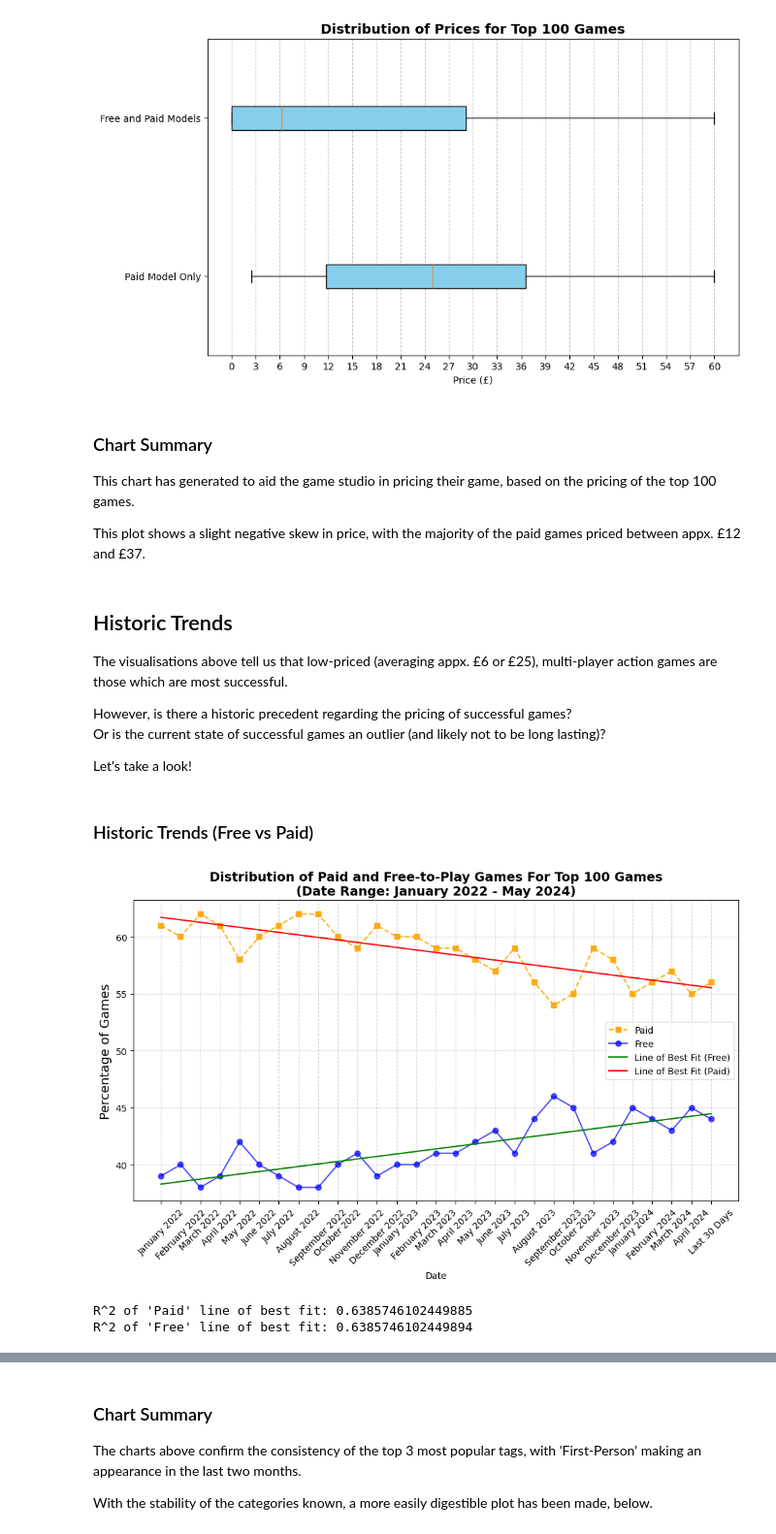
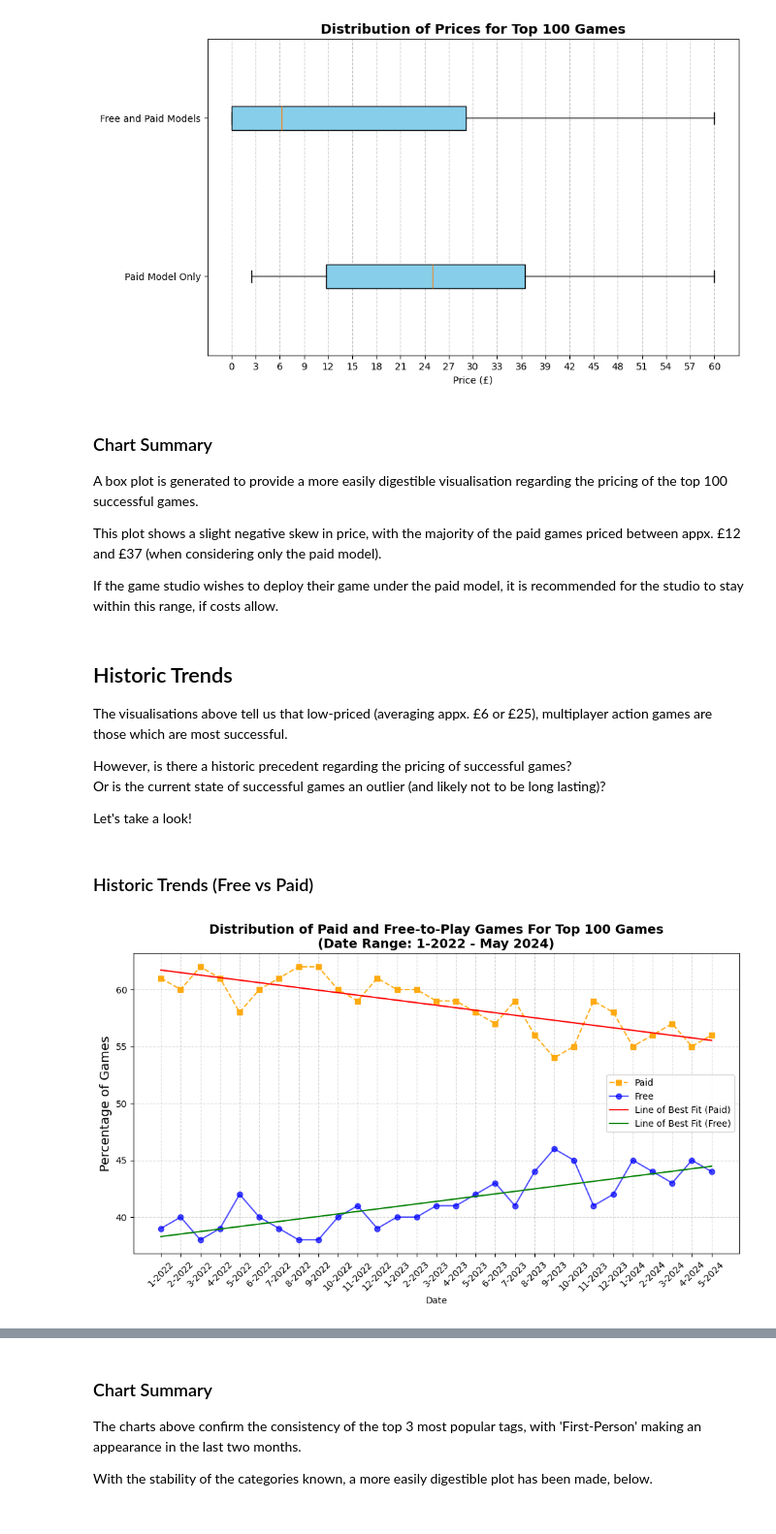
Before and after one commit to DarkMasquerader/Data-Analysis-Project-1, a Jupyter notebook: Python Files/Jupyter Notebook/My_Notebook.ipynb, the cells around one changed output, grey strips where cells are left out. Shown at 97% size. Drawn from its saved outputs; the diff is of its cells as text; code cells hidden in the pictures.

```diff
--- a/Python Files/Jupyter Notebook/My_Notebook.ipynb
+++ b/Python Files/Jupyter Notebook/My_Notebook.ipynb
@@ -266,11 +273,14 @@ df_game_prices = df_details['Price']
 
 # Count number of games that are free
 list_of_prices = []
-list_of_ranks = [i for i in range(1,no_games + 1)]
+list_of_ranks = list_of_ranks_paid_only = [i for i in range(1,no_games + 1)]
+
 
 for rank in range(no_games):
     price = df_game_prices.iloc[rank].strip().replace('£', '')
     list_of_prices.append(float(price))
+
+list_of_prices_paid_only = list_of_prices
 
 # Plot scatter
 plt.figure(figsize=(10,6))
@@ -352,12 +411,14 @@ plt.show()
 [figure]
 # %% [markdown]
 ### Chart Summary
-This chart has generated to aid the game studio in pricing their game, based on the pricing of the top 100 games.
+A box plot is generated to provide a more easily digestible visualisation regarding the pricing of the top 100 successful games.
 
-This plot shows a slight negative skew in price, with the majority of the paid games priced between appx. £12 and £37.
+This plot shows a slight negative skew in price, with the majority of the paid games priced between appx. £12 and £37 (when considering only the paid model).
+
+If the game studio wishes to deploy their game under the paid model, it is recommended for the studio to stay within this range, if costs allow.
 # %% [markdown]
 ## Historic Trends
-The visualisations above tell us that low-priced (averaging appx. £6 or £25), multi-player action games are those which are most successful.
+The visualisations above tell us that low-priced (averaging appx. £6 or £25), multiplayer action games are those which are most successful.
 
 However, is there a historic precedent regarding the pricing of successful games?\
 Or is the current state of successful games an outlier (and likely not to be long lasting)?
@@ -387,7 +448,8 @@ from datetime import datetime
 
 # List of months
 list_of_months = ['January', 'February', 'March', 'April', 'May', 'June', 'July', 'August', 'September', 'October', 'November', 'December']
-current_month = list_of_months[datetime.now().month-1] # NOTE: If error, change to 'May'
+current_month = 'May'
+#current_month = list_of_months[datetime.now().month-1] # NOTE: If error, change to 'May'
 
 # List of years
 current_year = datetime.now().year
@@ -406,10 +468,10 @@ for year in list_of_years:
 
         # Base Case - Current Year
         if year == current_year and month == current_month:
-            current_date = 'Last 30 Days'
+            current_date = '5-2024'
             break_loop = True
         else:
-            current_date = f'{month} {year}'
+            current_date = f'{list_of_months.index(month)+1}-{year}'
 
         # Isolate ALL games for the given date
         temp_df = df_stats[df_stats['Date'] == current_date] # Get all games for current month
@@ -442,43 +504,42 @@ plt.figure(figsize=(12,6))
 plt.plot(list_of_percentage_paid, label='Paid', marker='s', linestyle='--', color='orange', alpha=0.9)
 plt.plot(list_of_percentage_free, label='Free', marker='o', linestyle='-', color='blue', alpha=0.7)
 
 # Grid
 plt.grid(True,
          alpha=0.5,
          linestyle='--')
 
 # Text details
 plt.ylabel('Percentage of Games', fontsize=14)
 plt.xlabel('Date')
 plt.title(f'Distribution of Paid and Free-to-Play Games For Top 100 Games\n(Date Range: {list_of_dates[0]} - {current_month} {current_year})',
           fontsize=14,
           fontweight='bold')
 plt.xticks(range(len(list_of_dates)), list_of_dates, rotation=45)
 
 # Calculate the line of best fit for the 'Paid' plot
 slope_paid, intercept_paid = np.polyfit(range(len(list_of_percentage_paid)), list_of_percentage_paid, 1)
 line_of_best_fit_paid = slope_paid * np.array(range(len(list_of_percentage_paid))) + intercept_paid
-plt.plot(line_of_best_fit_free, label='Line of Best Fit (Free)', color='green', linestyle='-')
+plt.plot(line_of_best_fit_paid, label='Line of Best Fit (Paid)', color='red', linestyle='-')
 
 # Calculate the line of best fit for the 'Free' plot
 slope_free, intercept_free = np.polyfit(range(len(list_of_percentage_free)), list_of_percentage_free, 1)
 line_of_best_fit_free = slope_free * np.array(range(len(list_of_percentage_free))) + intercept_free
-plt.plot(line_of_best_fit_paid, label='Line of Best Fit (Paid)', color='red', linestyle='-')
+plt.plot(line_of_best_fit_free, label='Line of Best Fit (Free)', color='green', linestyle='-')
 plt.legend(frameon=True)
 
 plt.show()
 
-from sklearn.metrics import r2_score
+# NOTE: BROKEN IMPORT LINK
+# from sklearn.metrics import r2_score
 
-# Calculate R^2
-r2_paid = r2_score(list_of_percentage_paid, line_of_best_fit_paid)
-r2_free = r2_score(list_of_percentage_free, line_of_best_fit_free)
+# # Calculate R^2
+# r2_paid = r2_score(list_of_percentage_paid, line_of_best_fit_paid)
+# r2_free = r2_score(list_of_percentage_free, line_of_best_fit_free)
 
-print(f"R^2 of 'Paid' line of best fit:", r2_paid)
-print("R^2 of 'Free' line of best fit:", r2_free)
+# print(f"R^2 of 'Paid' line of best fit:", r2_paid)
+# print("R^2 of 'Free' line of best fit:", r2_free)
 # %% [output]
-[figure, old version]
+[figure, new version]
-R^2 of 'Paid' line of best fit: 0.6385746102449885
-R^2 of 'Free' line of best fit: 0.6385746102449894
 # %% [markdown]
 ### Graph Summary
```
Also changed, not shown: parts of 19 cells of this notebook.
